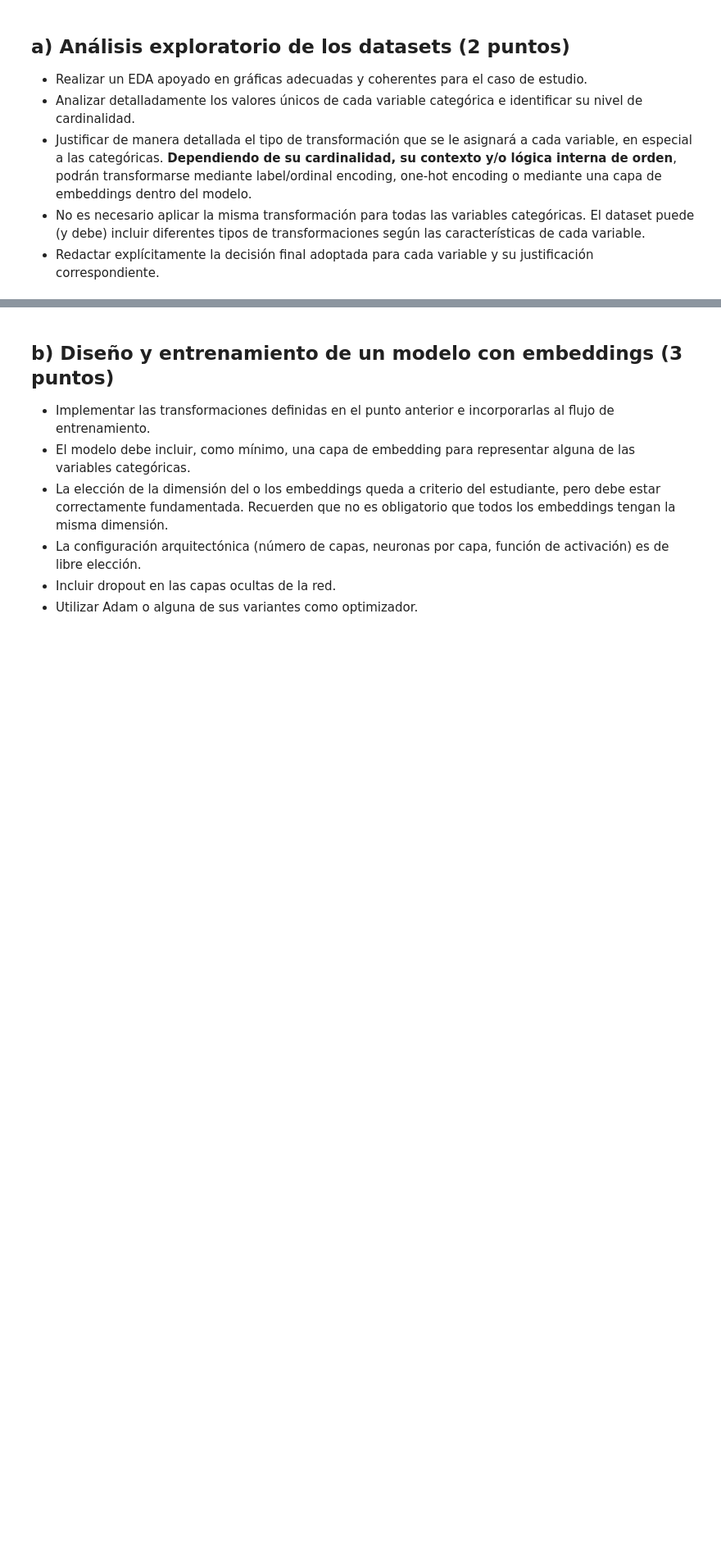
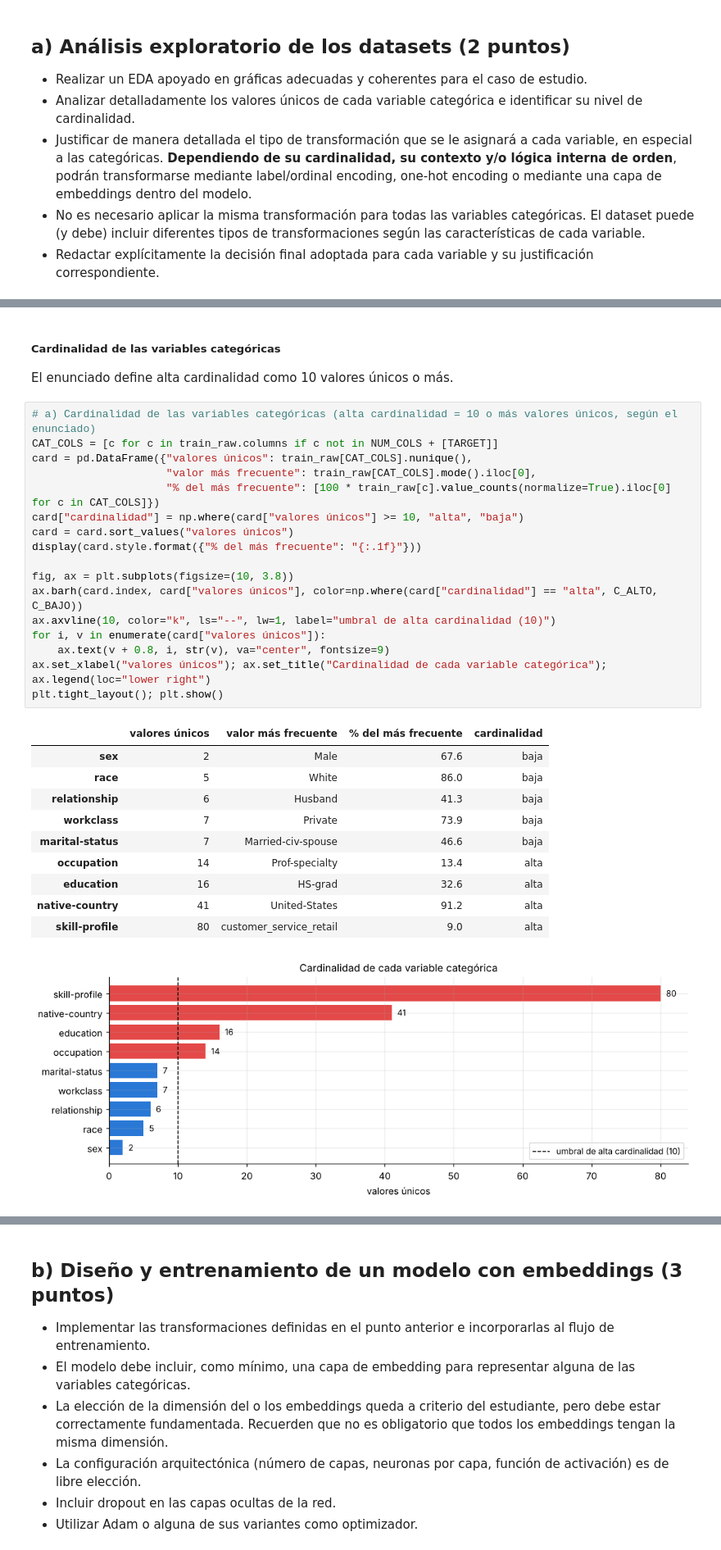
Before and after one commit to masouto94/aprendizaje_profundo, a Jupyter notebook: tps/tp_2/ASTORGA-GONZALEZ-SOUTO-TP2-Co26.ipynb, the cells around one changed output, grey strips where cells are left out. Shown at 82% size. Cells and saved outputs as stored; diff of their text form; blank space fills up the shorter version.

```diff
--- a/tps/tp_2/ASTORGA-GONZALEZ-SOUTO-TP2-Co26.ipynb
+++ b/tps/tp_2/ASTORGA-GONZALEZ-SOUTO-TP2-Co26.ipynb
@@ -81,0 +221,33 @@ Está compuesto por los siguientes features:
+# %% [markdown]
+##### Cardinalidad de las variables categóricas
+
+El enunciado define alta cardinalidad como 10 valores únicos o más.
+# %%
+# a) Cardinalidad de las variables categóricas (alta cardinalidad = 10 o más valores únicos, según el enunciado)
+CAT_COLS = [c for c in train_raw.columns if c not in NUM_COLS + [TARGET]]
+card = pd.DataFrame({"valores únicos": train_raw[CAT_COLS].nunique(),
+                     "valor más frecuente": train_raw[CAT_COLS].mode().iloc[0],
+                     "% del más frecuente": [100 * train_raw[c].value_counts(normalize=True).iloc[0] for c in CAT_COLS]})
+card["cardinalidad"] = np.where(card["valores únicos"] >= 10, "alta", "baja")
+card = card.sort_values("valores únicos")
+display(card.style.format({"% del más frecuente": "{:.1f}"}))
+
+fig, ax = plt.subplots(figsize=(10, 3.8))
+ax.barh(card.index, card["valores únicos"], color=np.where(card["cardinalidad"] == "alta", C_ALTO, C_BAJO))
+ax.axvline(10, color="k", ls="--", lw=1, label="umbral de alta cardinalidad (10)")
+for i, v in enumerate(card["valores únicos"]):
+    ax.text(v + 0.8, i, str(v), va="center", fontsize=9)
+ax.set_xlabel("valores únicos"); ax.set_title("Cardinalidad de cada variable categórica"); ax.legend(loc="lower right")
+plt.tight_layout(); plt.show()
+# %% [output]
+|  | valores únicos | valor más frecuente | % del más frecuente | cardinalidad |
+| sex | 2 | Male | 67.6 | baja |
+| race | 5 | White | 86.0 | baja |
+| relationship | 6 | Husband | 41.3 | baja |
+| workclass | 7 | Private | 73.9 | baja |
+| marital-status | 7 | Married-civ-spouse | 46.6 | baja |
+| occupation | 14 | Prof-specialty | 13.4 | alta |
+| education | 16 | HS-grad | 32.6 | alta |
+| native-country | 41 | United-States | 91.2 | alta |
+| skill-profile | 80 | customer_service_retail | 9.0 | alta |
+[figure, added]
```
Also changed, not shown: parts of 48 cells of this notebook, 1 other file.
